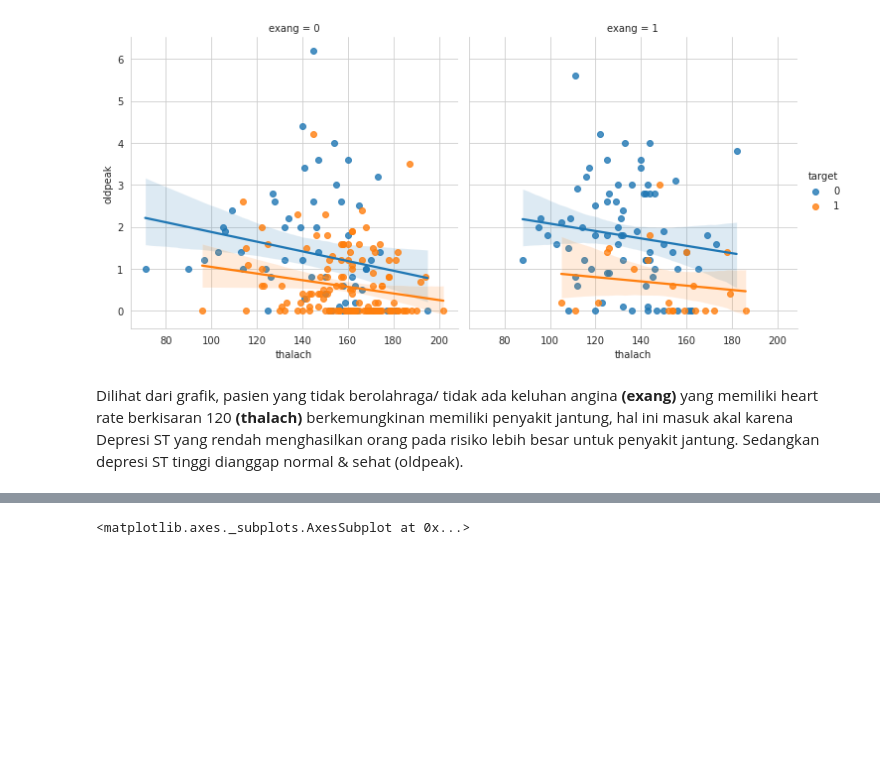
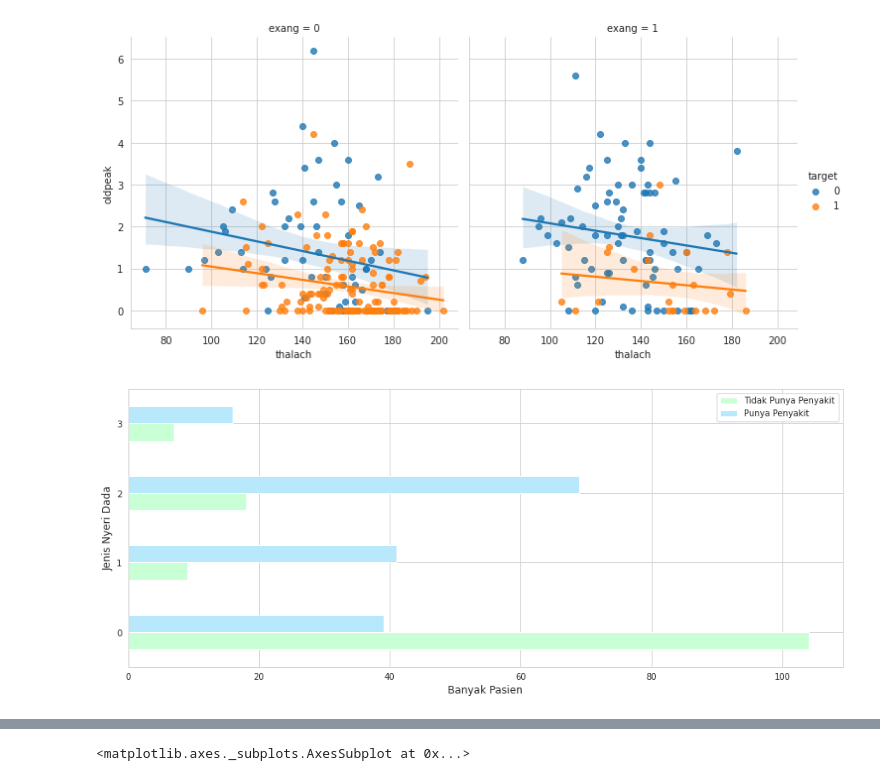
Before and after one commit to FebricoJonata/AI-Final-Project, a Jupyter notebook: Prediksi_Penyakit_Jantung_(Project_AI).ipynb, the cells around one changed output, grey strips where cells are left out. Drawn from its saved outputs; the diff is of its cells as text; code cells hidden in the pictures; blank space fills up the shorter version.

```diff
--- a/Prediksi_Penyakit_Jantung_(Project_AI).ipynb
+++ b/Prediksi_Penyakit_Jantung_(Project_AI).ipynb
@@ -116,5 +120,14 @@ sns.lmplot(x ='thalach', y ='oldpeak', col ='exang', hue ='target', data=dataset
 # %% [output]
 <seaborn.axisgrid.FacetGrid at 0x...>
 [figure]
-# %% [markdown]
-Dilihat dari grafik, pasien yang tidak berolahraga/ tidak ada keluhan angina **(exang)** yang memiliki heart rate berkisaran 120  **(thalach)** berkemungkinan memiliki penyakit jantung, hal ini masuk akal karena Depresi ST yang rendah menghasilkan orang pada risiko lebih besar untuk penyakit jantung. Sedangkan depresi ST tinggi dianggap normal & sehat (oldpeak).
+# %%
+#Pasien yang terkena penyakit jantung yang dibagi berdasarkan jenis nyeri dada
+
+pd.crosstab(dataset.cp,dataset.target).plot(color=['#C8FFD4','#B8E8FC'], kind="barh",figsize=(15,6))
+plt.ylabel('Jenis Nyeri Dada',fontsize=12)
+plt.xlabel('Banyak Pasien',fontsize=12)
+plt.xticks(rotation = 0)
+plt.legend(["Tidak Punya Penyakit", "Punya Penyakit"])
+plt.show()
+# %% [output]
+[figure, added]
```
Also changed, not shown: parts of 13 cells of this notebook.
